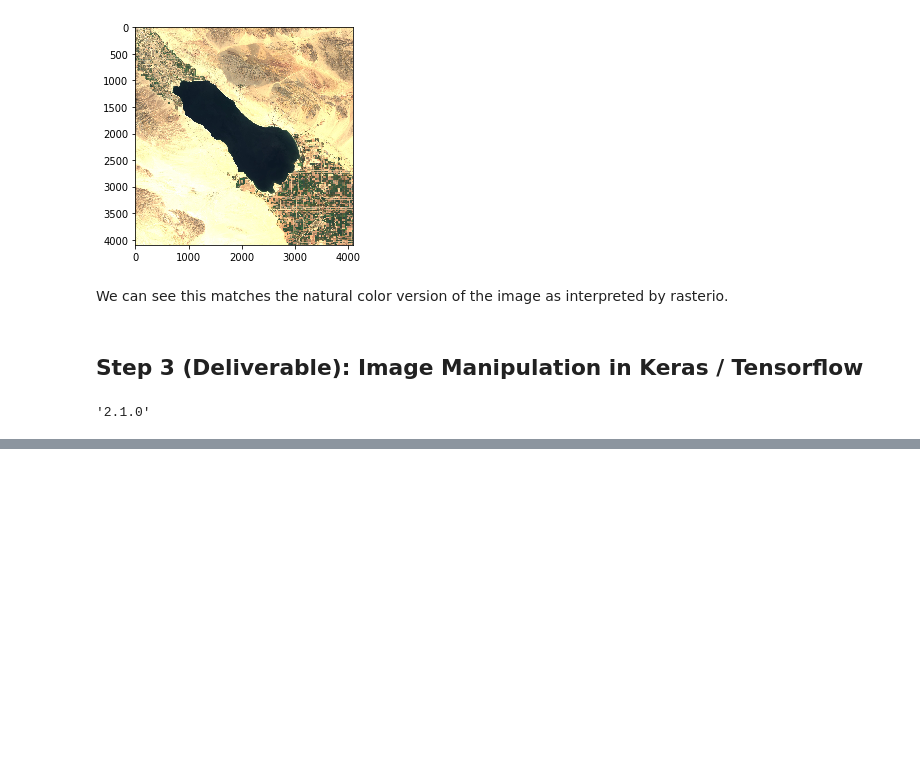
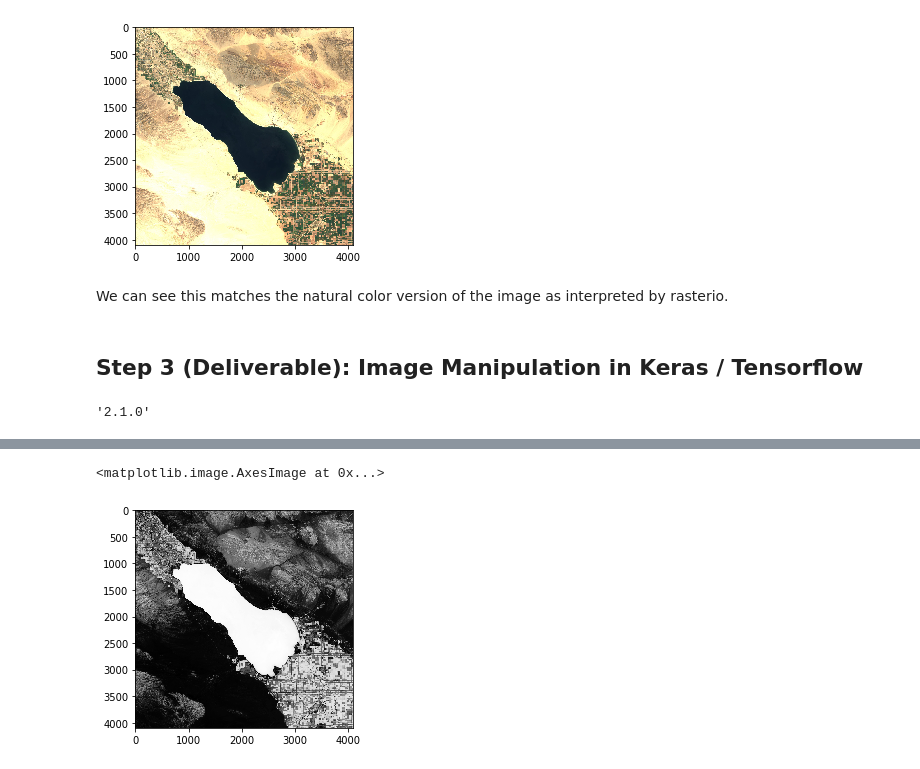
Before and after one commit to dsmoot/LP_satellite_imagery, a Jupyter notebook: 1_Getting_Started.ipynb, the cells around one changed output, grey strips where cells are left out. Cells and saved outputs as stored; diff of their text form; code cells hidden in the pictures; blank space fills up the shorter version.

```diff
--- a/1_Getting_Started.ipynb
+++ b/1_Getting_Started.ipynb
@@ -150,2 +126,5 @@ grayscale_img = tf.image.rgb_to_grayscale(src_image)
 # %%
-plt.imshow(grayscale_img)
+plt.imshow(grayscale_img.squeeze(),cmap='Greys')
+# %% [output]
+<matplotlib.image.AxesImage at 0x...>
+[figure, added]
```
Also changed, not shown: parts of 21 cells of this notebook.
